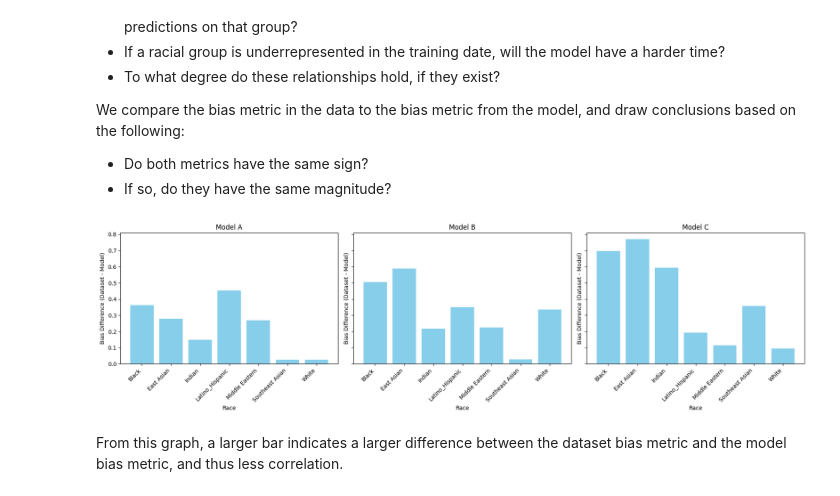
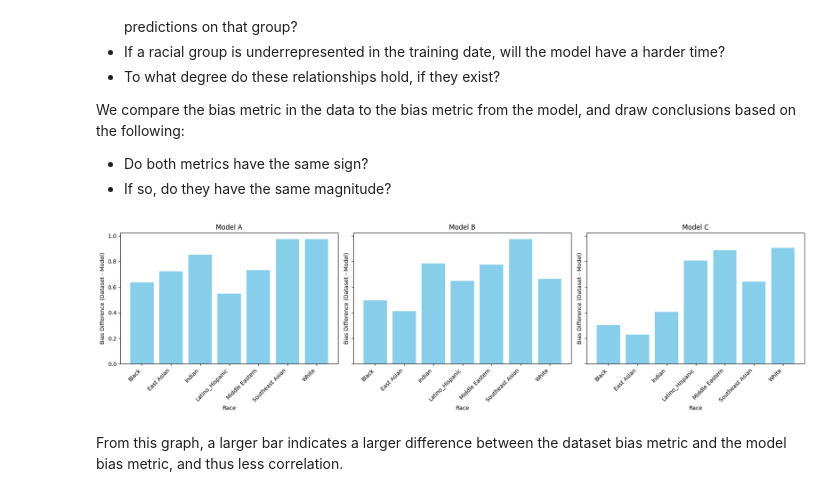
Before and after one commit to EthanTu2/facialrecognitionbias, a Jupyter notebook: parts345.ipynb, the cells around one changed output. Cells and saved outputs as stored; diff of their text form; code cells hidden in the pictures.

Commit message:
changed correlation chart to be inverse

```diff
--- a/parts345.ipynb
+++ b/parts345.ipynb
@@ -707,29 +707,29 @@ We compare the bias metric in the data to the bias metric from the model, and dr
 # %%
 import numpy as np
 
 races = list(train_biases["A"].keys())
 models = list(train_biases.keys())  # ["A", "B", "C"]
 
 fig, axes = plt.subplots(1, 3, figsize=(18, 5), sharey=True)
 
 # For each model, compute the difference (dataset bias - model bias) for each race and plot it
 for i, model in enumerate(models):
     dataset_biases = [train_biases[model][race] for race in races]
     model_biases = [normalized_race_diffs[model][race] for race in races]
-    differences = [np.abs(db - mb) for db, mb in zip(dataset_biases, model_biases)]
+    differences = [1-np.abs(db - mb) for db, mb in zip(dataset_biases, model_biases)]
 
     x = np.arange(len(races))
     axes[i].bar(x, differences, color='skyblue')
     axes[i].set_title(f"Model {model}")
     axes[i].set_xticks(x)
     axes[i].set_xticklabels(races, rotation=45, ha='right')
     axes[i].set_xlabel("Race")
     axes[i].set_ylabel("Bias Difference (Dataset - Model)")
     axes[i].axhline(0, color='black', linestyle='--', linewidth=0.8)
 
 plt.tight_layout()
 plt.show()
 # %% [output]
-[figure, old version]
+[figure, new version]
 # %% [markdown]
 From this graph, a larger bar indicates a larger difference between the dataset bias metric and the model bias metric, and thus less correlation.
```
